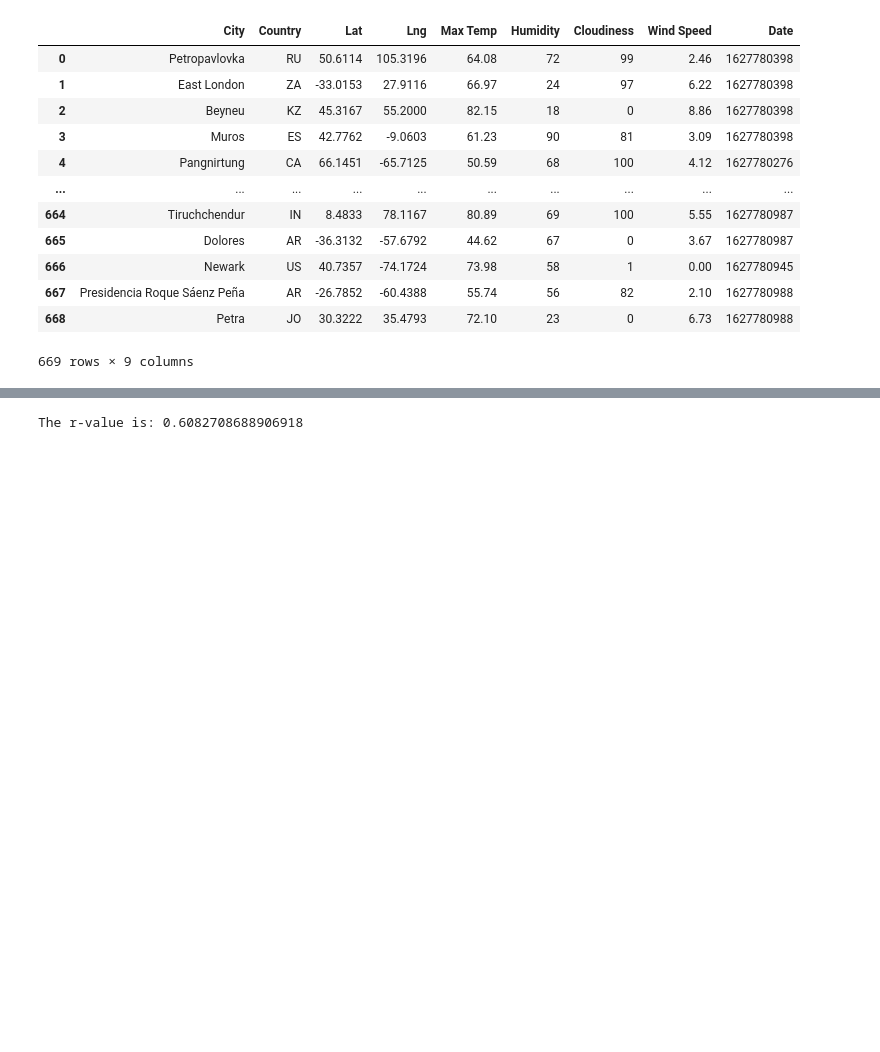
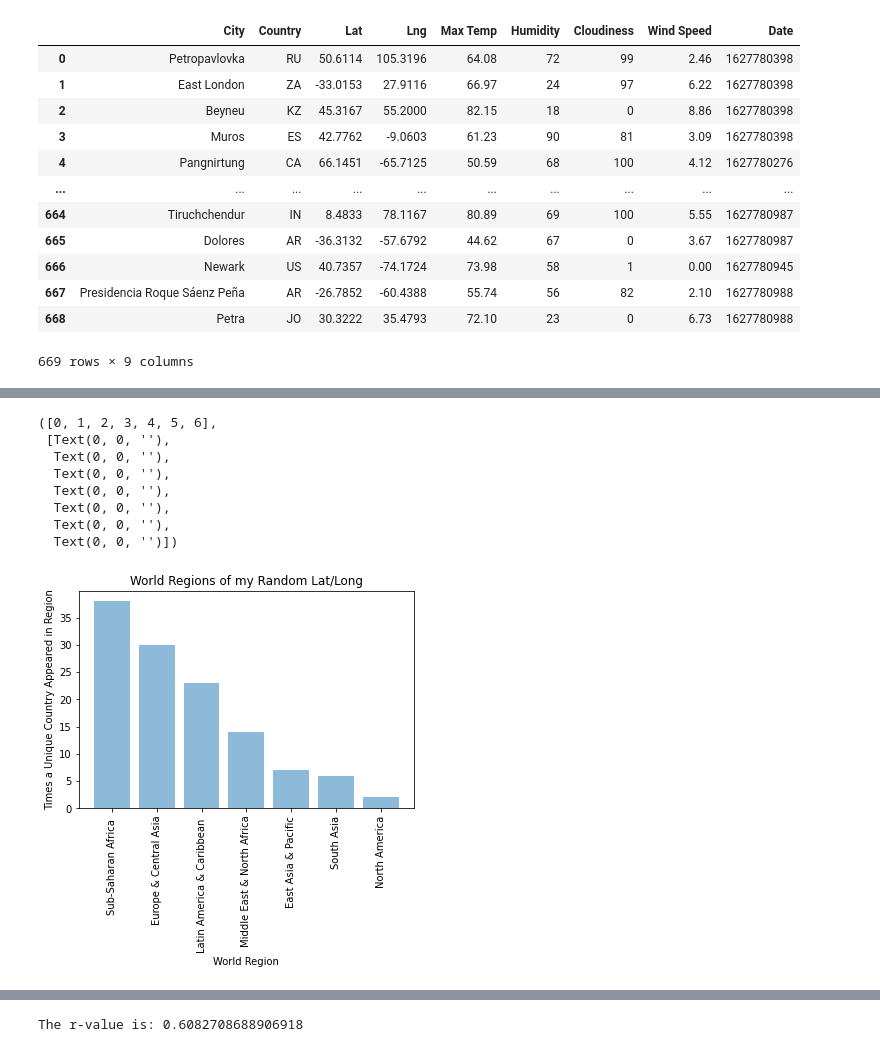
Before and after one commit to andyob715/python_api_challenge, a Jupyter notebook: WeatherPy/WeatherPy.ipynb, the cells around one changed output, grey strips where cells are left out. Drawn from its saved outputs; the diff is of its cells as text; code cells hidden in the pictures; blank space fills up the shorter version.

Commit message:
Completed first set of charts, need to figure out how to print to png

```diff
--- a/WeatherPy/WeatherPy.ipynb
+++ b/WeatherPy/WeatherPy.ipynb
@@ -219,0 +176,11 @@ The r-value is: 0.46937863826630627
+# %%
+#create the data fram
+country_df = pd.DataFrame({
+    "Country Code":country_code,
+    "Country Name":country_name,
+    "World Region":country_region
+})
+country_df
+
+region_df = pd.DataFrame(country_df["World Region"].value_counts())
+region_df
@@ -219,0 +196,17 @@ The r-value is: 0.46937863826630627
+# %%
+#Here is how many times each unique country aligned to a specific region of the world
+plt.bar(region_df.index, region_df["World Region"], alpha=0.5, align="center")
+plt.title("World Regions of my Random Lat/Long")
+plt.xlabel("World Region")
+plt.ylabel("Times a Unique Country Appeared in Region")
+plt.xticks(rotation="90")
+# %% [output]
+([0, 1, 2, 3, 4, 5, 6],
+ [Text(0, 0, ''),
+  Text(0, 0, ''),
+  Text(0, 0, ''),
+  Text(0, 0, ''),
+  Text(0, 0, ''),
+  Text(0, 0, ''),
+  Text(0, 0, '')])
+[figure, added]
```
Also changed, not shown: parts of 29 cells of this notebook, 1 other file.
